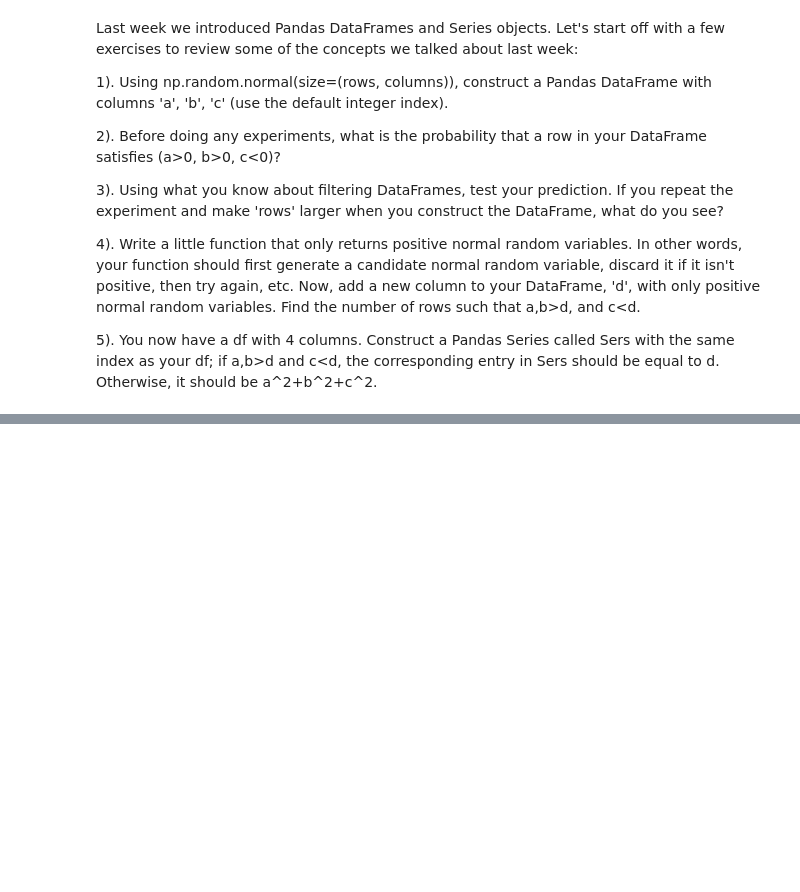
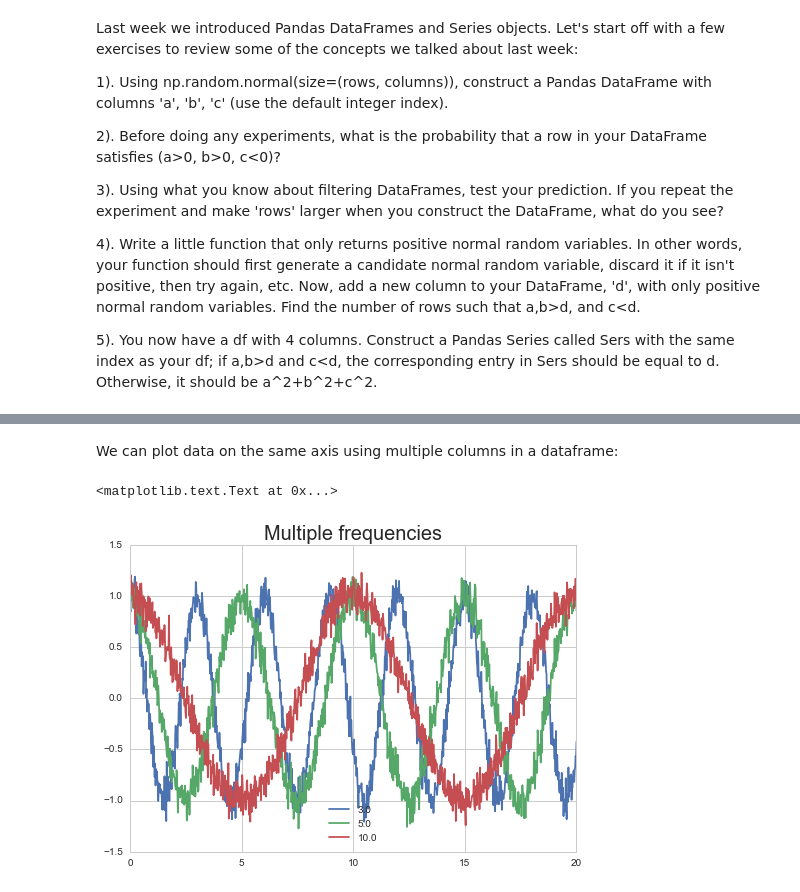
Before and after one commit to haroldfox/ts-stuy-2019, a Jupyter notebook: notebooks/02_simulating_and_visualizing_data.ipynb, the cells around one changed output, grey strips where cells are left out. Drawn from its saved outputs; the diff is of its cells as text; code cells hidden in the pictures; blank space fills up the shorter version.

```diff
--- a/notebooks/02_simulating_and_visualizing_data.ipynb
+++ b/notebooks/02_simulating_and_visualizing_data.ipynb
@@ -414,0 +62,14 @@ We can generate random numbers using numpy, a library for numerical computing in
+# %% [markdown]
+We can plot data on the same axis using multiple columns in a dataframe:
+# %%
+trig_df = {}
+for n in [3.,5.,10.]:
+    x,y = gen_trig_data(0.1, n, 20)
+    trig_df[n] = pd.Series(y,index=x)
+
+trig_df = pd.DataFrame(trig_df)
+trig_df.plot()
+plt.title("Multiple frequencies",fontsize=20)
+# %% [output]
+<matplotlib.text.Text at 0x...>
+[figure, added]
```
Also changed, not shown: parts of 111 cells of this notebook.
